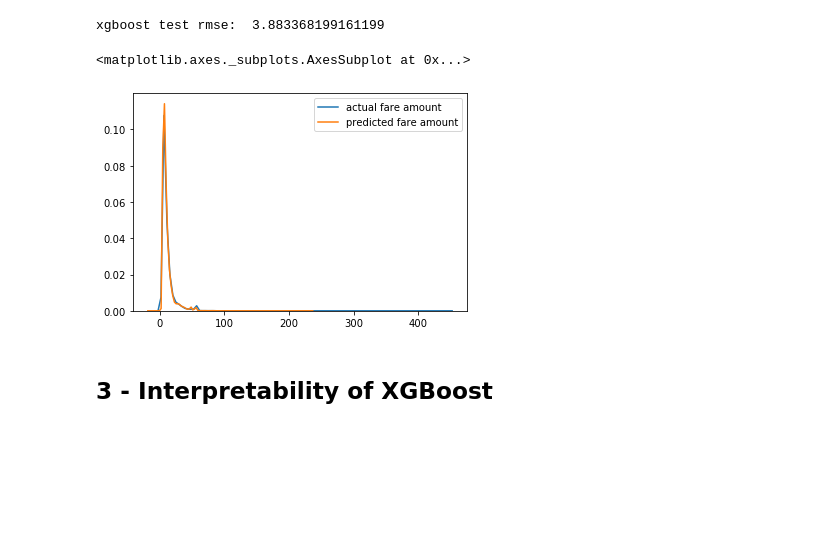
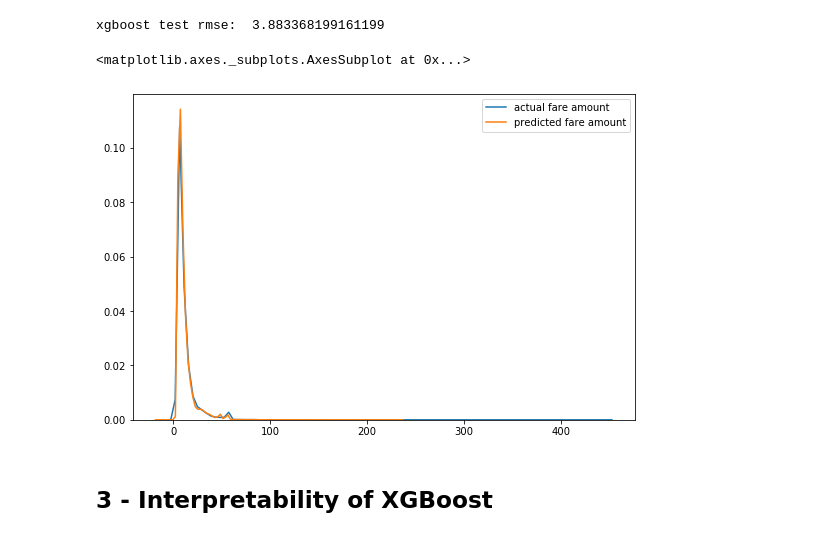
Before and after one commit to akifcinar/Machine_Learning_Interpretability, a Jupyter notebook: Interpreting_Regression_Analysis/Interpreting_Regression_Analysis.ipynb, the cells around one changed output. Saved outputs shown, nothing was run; the diff lists cells and outputs as text; code cells hidden in the pictures; blank space fills up the shorter version.

```diff
--- a/Interpreting_Regression_Analysis/Interpreting_Regression_Analysis.ipynb
+++ b/Interpreting_Regression_Analysis/Interpreting_Regression_Analysis.ipynb
@@ -215,11 +215,17 @@ def clean(serie):
     output = serie[(np.isnan(serie) == False) & (np.isinf(serie) == False)]
     return output
 # %%
-sns.kdeplot(clean(y_test),label='actual fare amount')
+from matplotlib import pyplot
+
+
+a4_dims = (9, 6)
+
+fig, ax = pyplot.subplots(figsize=a4_dims)
+sns.kdeplot(clean(y_test),label='actual fare amount', ax = ax)
 sns.kdeplot(clean(xgb_pred),label='predicted fare amount')
 # %% [output]
 <matplotlib.axes._subplots.AxesSubplot at 0x...>
-[figure, old version]
+[figure, new version]
 # %% [markdown]
 ## 3 - Interpretability of XGBoost
 # %% [markdown]
```
Also changed, not shown: parts of 8 cells of this notebook.
